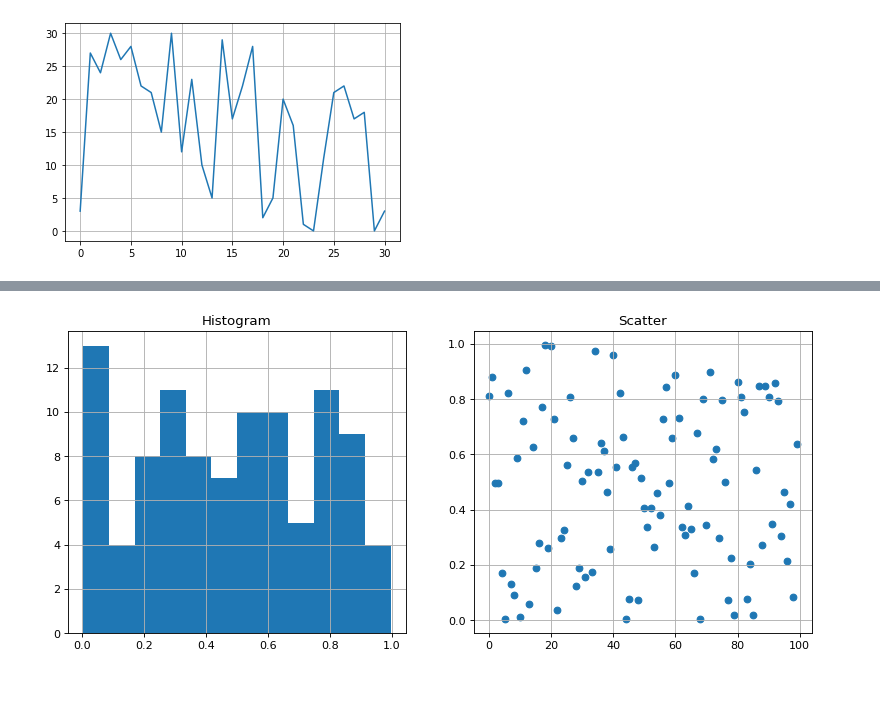
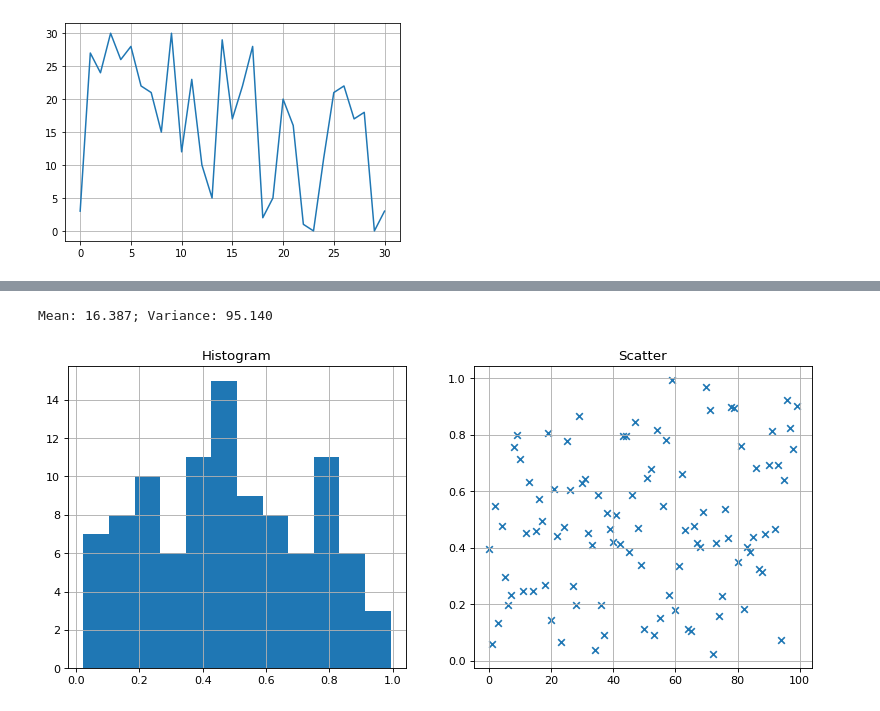
Before and after one commit to taindp98/securite_en_image, a Jupyter notebook: SPRCA_Master3IR-M2-TP3.ipynb, the cells around one changed output, grey strips where cells are left out. Drawn from its saved outputs; the diff is of its cells as text; code cells hidden in the pictures.

```diff
--- a/SPRCA_Master3IR-M2-TP3.ipynb
+++ b/SPRCA_Master3IR-M2-TP3.ipynb
@@ -126,13 +124,17 @@ seq_uni = np.random.rand(100)
 # %%
+T = 100
+seq_uni = np.random.rand(T)
 plt.figure(figsize=(12, 5), dpi=80)
 
 plt.subplot(1, 2, 1)
 plt.hist(seq_uni, bins=12)
 plt.title("Histogram")
 plt.grid()
 plt.subplot(1, 2, 2)
-plt.scatter(range(100), seq_uni)
+plt.scatter(range(T), seq_uni,  marker='x')
 plt.title("Scatter")
 plt.grid()
+print(f'Mean: {np.mean(seq_rand):.3f}; Variance: {np.var(seq_rand):.3f}')
 # %% [output]
+Mean: 16.387; Variance: 95.140
-[figure, old version]
+[figure, new version]
```
Also changed, not shown: parts of 18 cells of this notebook, 1 other file.
